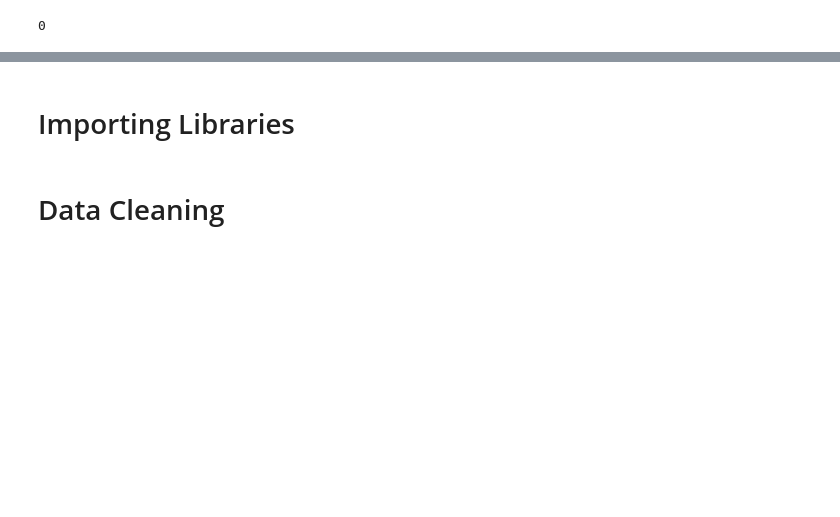
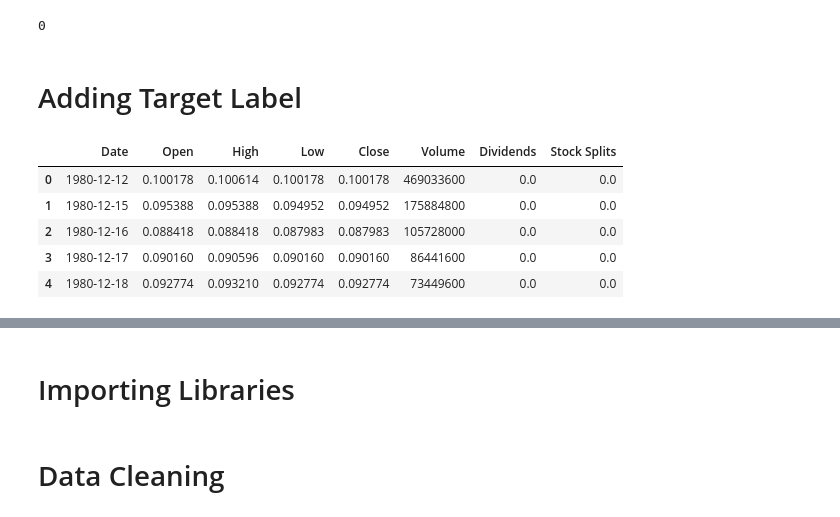
Before and after one commit to bhaktjain/Stock-Market-Movement-Predictor, a Jupyter notebook: historical_data.ipynb, the cells around one changed output, grey strips where cells are left out. Saved outputs shown, nothing was run; the diff lists cells and outputs as text; code cells hidden in the pictures; blank space fills up the shorter version.

```diff
--- a/historical_data.ipynb
+++ b/historical_data.ipynb
@@ -35,2 +38,4 @@ save_stock_data("TSLA")
 # %% [output]
 0
+# %% [markdown]
+# Adding Target Label
@@ -36,0 +45,10 @@ save_stock_data("TSLA")
+# %%
+df = pd.read_csv("AAPL_past_data.csv")
+df.head()
+# %% [output]
+|  | Date | Open | High | Low | Close | Volume | Dividends | Stock Splits |
+| 0 | 1980-12-12 | 0.100178 | 0.100614 | 0.100178 | 0.100178 | 469033600 | 0.0 | 0.0 |
+| 1 | 1980-12-15 | 0.095388 | 0.095388 | 0.094952 | 0.094952 | 175884800 | 0.0 | 0.0 |
+| 2 | 1980-12-16 | 0.088418 | 0.088418 | 0.087983 | 0.087983 | 105728000 | 0.0 | 0.0 |
+| 3 | 1980-12-17 | 0.090160 | 0.090596 | 0.090160 | 0.090160 | 86441600 | 0.0 | 0.0 |
+| 4 | 1980-12-18 | 0.092774 | 0.093210 | 0.092774 | 0.092774 | 73449600 | 0.0 | 0.0 |
```
Also changed, not shown: parts of 8 cells of this notebook.
